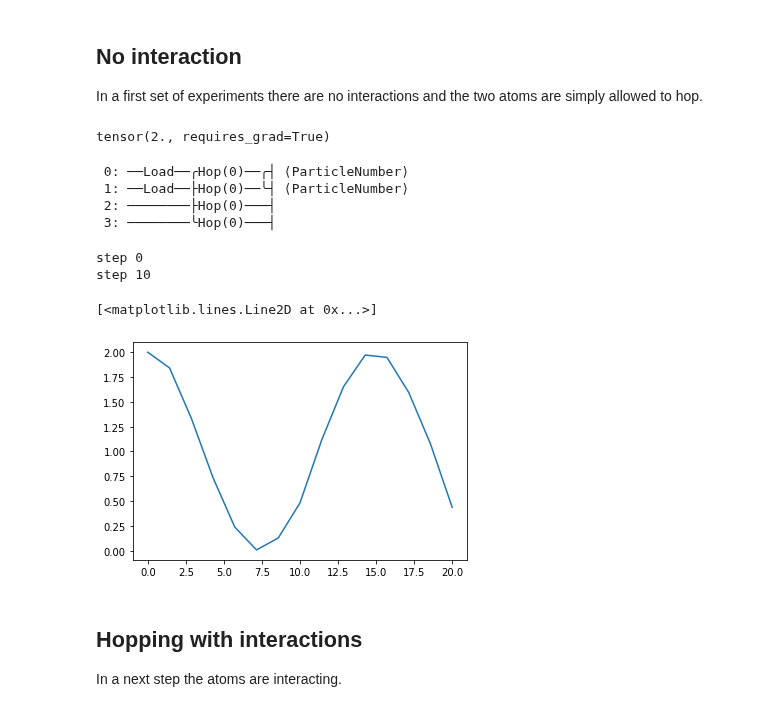
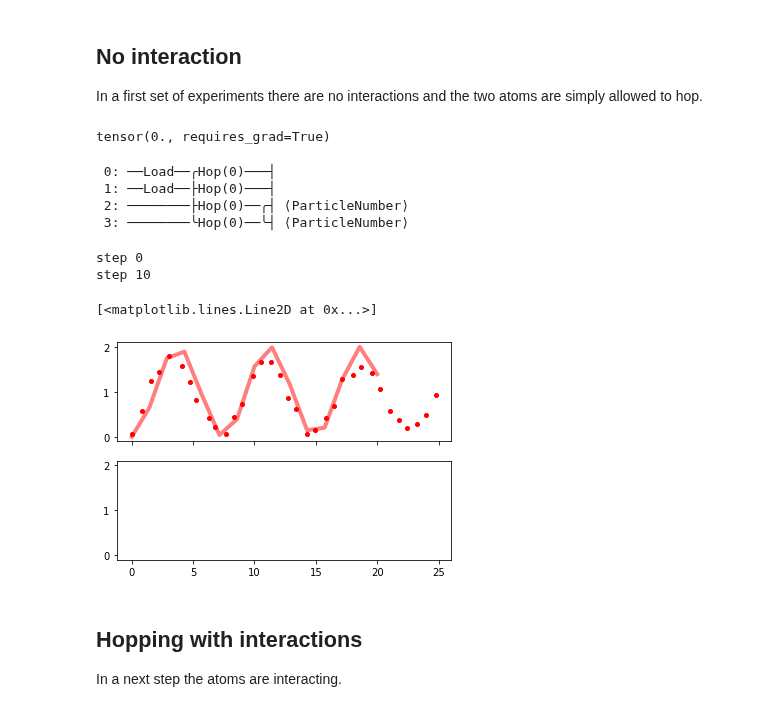
Before and after one commit to synqs/pennylane-ls, a Jupyter notebook: examples/Fermions_in_double_well.ipynb, the cells around one changed output. Drawn from its saved outputs; the diff is of its cells as text; code cells hidden in the pictures.

```diff
--- a/examples/Fermions_in_double_well.ipynb
+++ b/examples/Fermions_in_double_well.ipynb
@@ -8,0 +48,5 @@ import matplotlib.pyplot as plt
+# %%
+#2J/h = 134
+
+J = np.pi*134; # in units of hbar
+U = J;
@@ -32,38 +123,38 @@ def simple_hopping(theta = 0):
     FermionOps.Hop(theta, wires=[0,1,2,3])
 
     # measure the occupation on the right side
-    obs = FermionOps.ParticleNumber([0,1])
+    obs = FermionOps.ParticleNumber([2,3])
     return qml.expval(obs)
 # %%
 simple_hopping(0)
 # %% [output]
-tensor(2., requires_grad=True)
+tensor(0., requires_grad=True)
 # %%
 print(simple_hopping.draw())
 # %% [output]
- 0: ──Load──╭Hop(0)──╭┤ ⟨ParticleNumber⟩
- 1: ──Load──├Hop(0)──╰┤ ⟨ParticleNumber⟩
- 2: ────────├Hop(0)───┤
- 3: ────────╰Hop(0)───┤
+ 0: ──Load──╭Hop(0)───┤
+ 1: ──Load──├Hop(0)───┤
+ 2: ────────├Hop(0)──╭┤ ⟨ParticleNumber⟩
+ 3: ────────╰Hop(0)──╰┤ ⟨ParticleNumber⟩
 # %%
 Ntimes = 15;
 times = np.linspace(0, 20, Ntimes)*1e-3;
-J =2*np.pi*134/2;
 means = np.zeros(Ntimes);
 for i in range(Ntimes):
     if i%10==0:
         print("step", i)
     # Calculate the resulting states after each rotation
-    means[i] = simple_hopping(J*times[i])
+    means[i] = simple_hopping(-2*J*times[i])
 # %% [output]
 step 0
 step 10
-# %%
-f, ax = plt.subplots()
-ax.plot(times*1e3, means)
-# %% [output]
-[<matplotlib.lines.Line2D at 0x...>]
-[figure, removed]
+# %%
+f, (ax1, ax2) = plt.subplots(2,1, sharex = True, sharey = True);
+ax1.plot(times*1e3, means, 'r-', label="U = 0", linewidth=4, alpha = 0.5)
+ax1.plot(data_murmann_no_int.time, data_murmann_no_int.nR, 'ro', label="U = 0", markersize=4)
+# %% [output]
+[<matplotlib.lines.Line2D at 0x...>]
+[figure, added]
 # %% [markdown]
 ## Hopping with interactions
 
```
Also changed, not shown: parts of 18 cells of this notebook, 2 other files.
